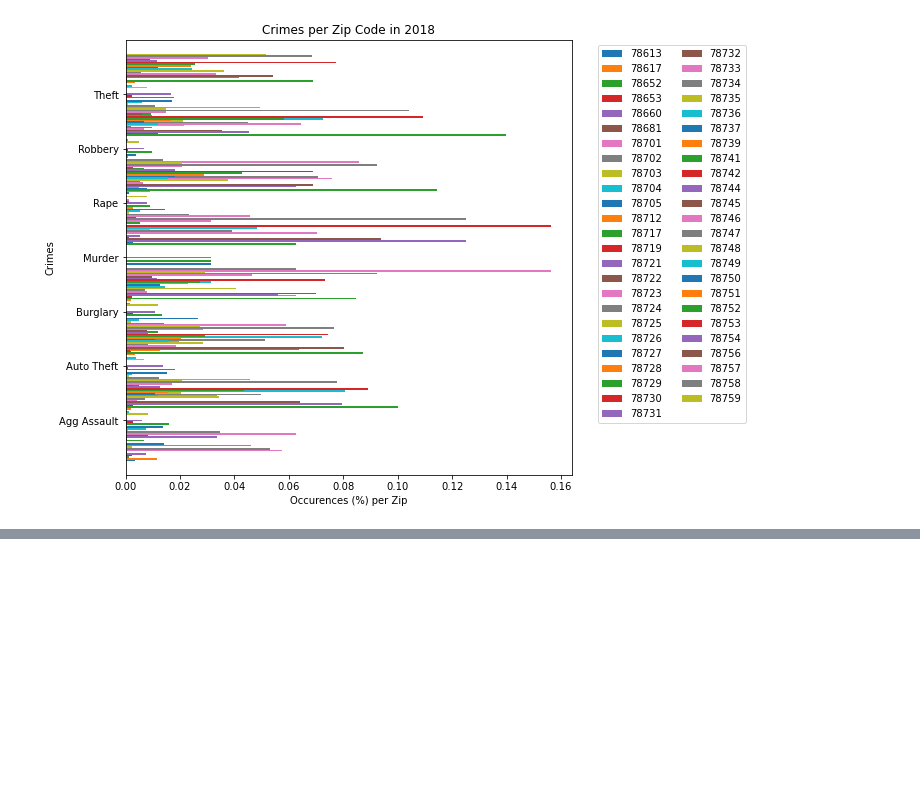
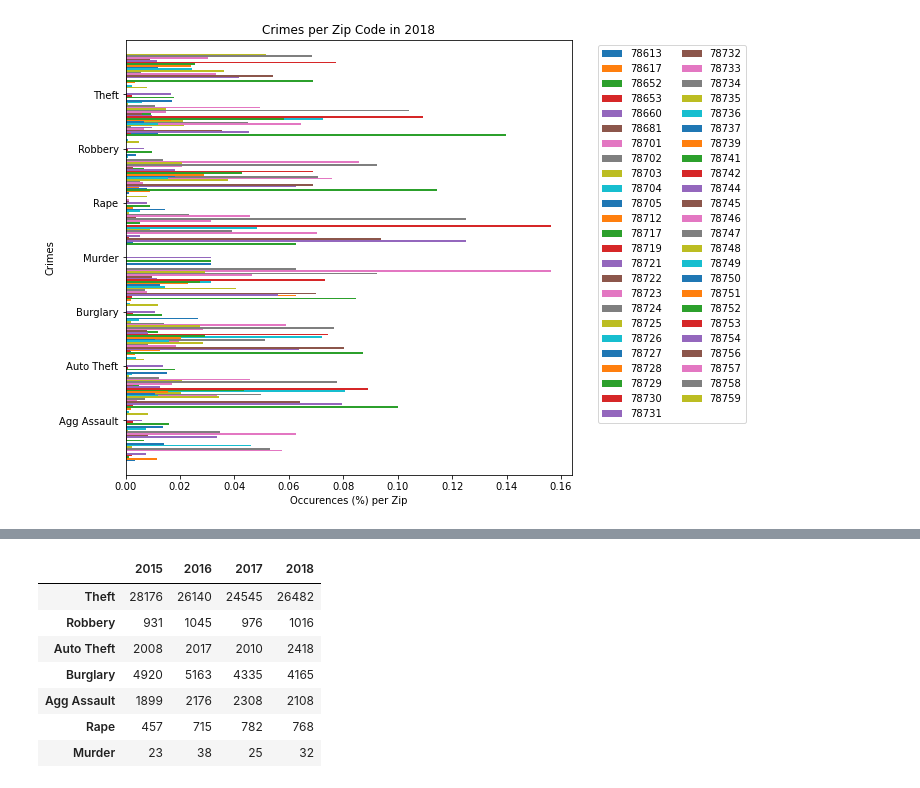
Before and after one commit to abstatz/Project-3, a Jupyter notebook: AustinAPI.ipynb, the cells around one changed output, grey strips where cells are left out. Saved outputs shown, nothing was run; the diff lists cells and outputs as text; code cells hidden in the pictures; blank space fills up the shorter version.

```diff
--- a/AustinAPI.ipynb
+++ b/AustinAPI.ipynb
@@ -325,0 +422,23 @@ plt.show()
+# %%
+# 2018
+new_18_theft= new_18[new_18['highest_offense']=="Theft"]
+print(len(new_18_theft['highest_offense']))
+new_18_robbery= new_18[new_18['highest_offense']=="Robbery"]
+print(len(new_18_robbery['highest_offense']))
+new_18_auto= new_18[new_18['highest_offense']=="Auto Theft"]
+print(len(new_17_auto['highest_offense']))
+new_18_burglary= new_18[new_18['highest_offense']=="Burglary"]
+print(len(new_18_burglary['highest_offense']))
+new_18_agg= new_18[new_18['highest_offense']=="Agg Assault"]
+print(len(new_18_agg['highest_offense']))
+new_18_rape= new_18[new_18['highest_offense']=="Rape"]
+print(len(new_18_rape['highest_offense']))
+new_18_murder= new_18[new_18['highest_offense']=="Murder"]
+print(len(new_18_murder['highest_offense']))
+
+
+crime_18_list= [(len(new_18_theft['highest_offense'])), (len(new_18_robbery['highest_offense'])),
+                (len(new_18_auto['highest_offense'])), (len(new_18_burglary['highest_offense'])),
+                (len(new_18_agg['highest_offense'])), (len(new_18_rape['highest_offense'])),
+                (len(new_18_murder['highest_offense']))]
+print(crime_18_list)
@@ -325,0 +454,19 @@ plt.show()
+# %%
+# Plot
+year_range= [2015, 2016, 2017, 2018]
+crime_list= ['Theft', 'Robbery', 'Auto Theft', 'Burglary', 'Agg Assault', 'Rape', 'Murder']
+create_df= pd.DataFrame(index=[crime_list])
+create_df['2015']= crime_15_list
+create_df['2016']= crime_16_list
+create_df['2017']= crime_17_list
+create_df['2018']= crime_18_list
+create_df
+# %% [output]
+|  | 2015 | 2016 | 2017 | 2018 |
+| Theft | 28176 | 26140 | 24545 | 26482 |
+| Robbery | 931 | 1045 | 976 | 1016 |
+| Auto Theft | 2008 | 2017 | 2010 | 2418 |
+| Burglary | 4920 | 5163 | 4335 | 4165 |
+| Agg Assault | 1899 | 2176 | 2308 | 2108 |
+| Rape | 457 | 715 | 782 | 768 |
+| Murder | 23 | 38 | 25 | 32 |
```
Also changed, not shown: parts of 4 cells of this notebook.
